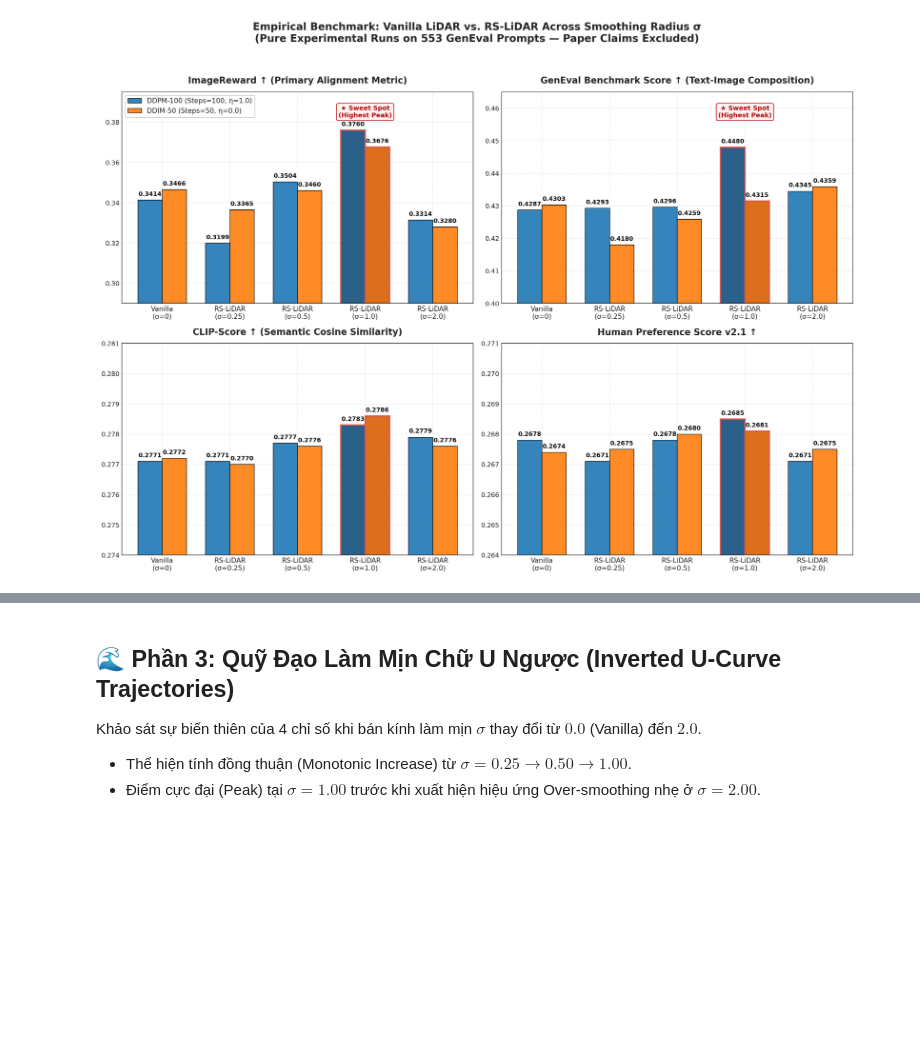
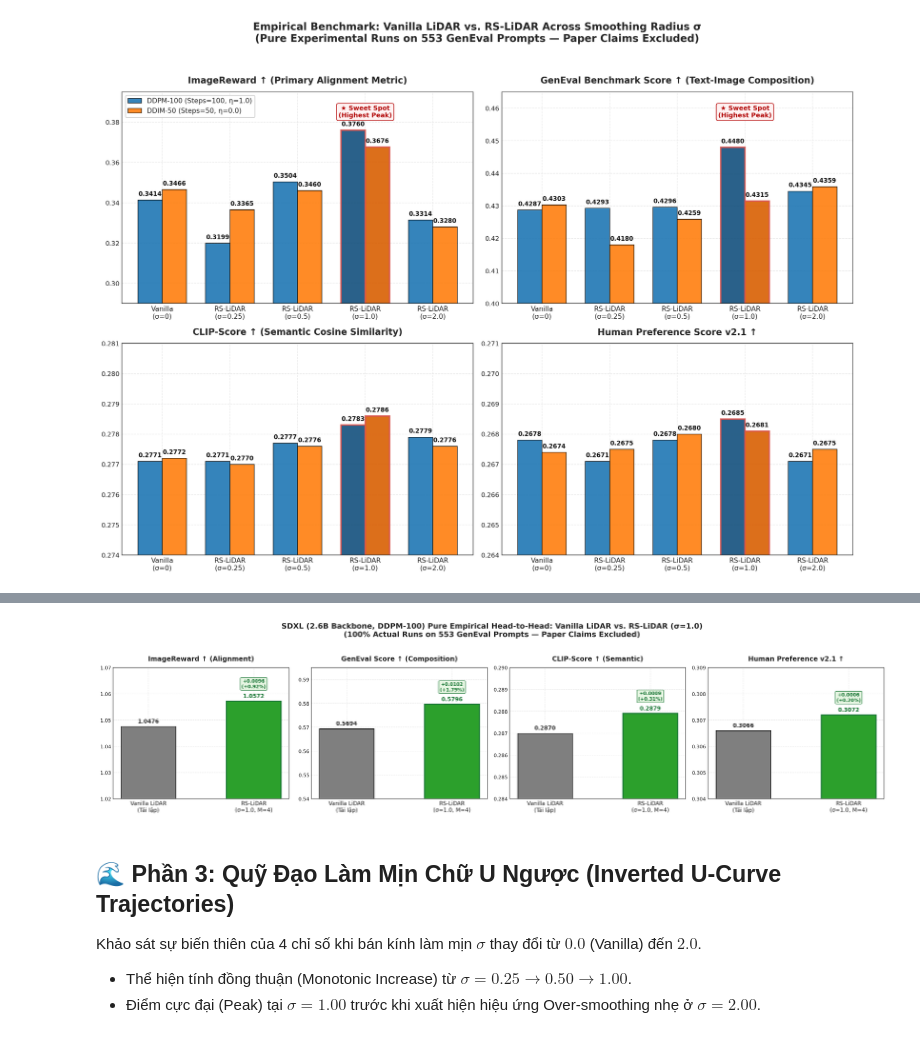
Before and after one commit to leekwanreal/RS-LiDAR, a Jupyter notebook: RSLiDAR_Empirical_Evaluation_Report.ipynb, the cells around one changed output, grey strips where cells are left out. Cells and saved outputs as stored; diff of their text form; code cells hidden in the pictures; blank space fills up the shorter version.

Commit message:
feat(report): integrate empirical SDXL DDPM-100 benchmarks into evaluation report notebook and scripts

```diff
--- a/RSLiDAR_Empirical_Evaluation_Report.ipynb
+++ b/RSLiDAR_Empirical_Evaluation_Report.ipynb
@@ -320,3 +416,50 @@ plt.show()
+# %%
+# Cell 5b: Vẽ biểu đồ đối đầu thực nghiệm trên SDXL (2.6B)
+metrics_sdxl = [
+    ('ImageReward', 'ImageReward ↑ (Alignment)', (1.02, 1.07), '%0.4f', True),
+    ('GenEval', 'GenEval Score ↑ (Composition)', (0.54, 0.595), '%0.4f', True),
+    ('CLIP-Score', 'CLIP-Score ↑ (Semantic)', (0.284, 0.290), '%0.4f', False),
+    ('HPS v2.1', 'Human Preference v2.1 ↑', (0.304, 0.309), '%0.4f', False)
+]
+
+fig, axes = plt.subplots(1, 4, figsize=(20, 4.8), dpi=200)
+
+for idx, (metric, title, ylim, fmt, show_badge) in enumerate(metrics_sdxl):
+    ax = axes[idx]
+    v_val = df_sdxl[df_sdxl['Method'] == 'Vanilla LiDAR'][metric].values[0]
+    rs_val = df_sdxl[df_sdxl['Method'].str.contains('RS-LiDAR')][metric].values[0]
+    delta_rel = ((rs_val - v_val) / v_val) * 100.0
+    delta_abs = rs_val - v_val
+
+    bars = ax.bar(['Vanilla LiDAR\n(Tái lập)', 'RS-LiDAR\n(σ=1.0, M=4)'], [v_val, rs_val],
+                  width=0.52, color=['#7f7f7f', '#2ca02c'], edgecolor='black', linewidth=1.0)
+    bars[1].set_color('#2ca02c')
+    bars[1].set_edgecolor('#1b7837')
+    bars[1].set_linewidth(2.0)
+
+    # Value annotations
+    ax.annotate(fmt % v_val, xy=(0, v_val), xytext=(0, 4), textcoords="offset points",
+                ha='center', va='bottom', fontsize=10, fontweight='bold', color='#333333')
+    ax.annotate(fmt % rs_val, xy=(1, rs_val), xytext=(0, 4), textcoords="offset points",
+                ha='center', va='bottom', fontsize=10, fontweight='bold', color='#1b7837')
+
+    # Gain badge
+    badge_text = f"+{delta_abs:.4f}\n(+{delta_rel:.2f}%)"
+    ax.annotate(badge_text, xy=(1, rs_val), xytext=(0, 22), textcoords="offset points",
+                ha='center', va='bottom', fontsize=8.5, fontweight='bold', color='#1b7837',
+                bbox=dict(boxstyle='round,pad=0.25', facecolor='#e5f5e0', edgecolor='#1b7837', alpha=0.9))
+
+    ax.set_title(title, fontsize=12, fontweight='bold', pad=12)
+    ax.set_ylim(ylim)
+    ax.tick_params(axis='y', labelsize=9)
+    ax.tick_params(axis='x', labelsize=10)
+
+plt.suptitle('SDXL (2.6B Backbone, DDPM-100) Pure Empirical Head-to-Head: Vanilla LiDAR vs. RS-LiDAR (σ=1.0)\n(100% Actual Runs on 553 GenEval Prompts — Paper Claims Excluded)',
+             fontsize=13.5, fontweight='bold', y=1.03)
+plt.tight_layout()
+plt.show()
+# %% [output]
+[figure, added]
 # %% [markdown]
 ## 🌊 Phần 3: Quỹ Đạo Làm Mịn Chữ U Ngược (Inverted U-Curve Trajectories)
 Khảo sát sự biến thiên của 4 chỉ số khi bán kính làm mịn $\sigma$ thay đổi từ $0.0$ (Vanilla) đến $2.0$.
```
Also changed, not shown: parts of 5 cells of this notebook, 3 other files.
